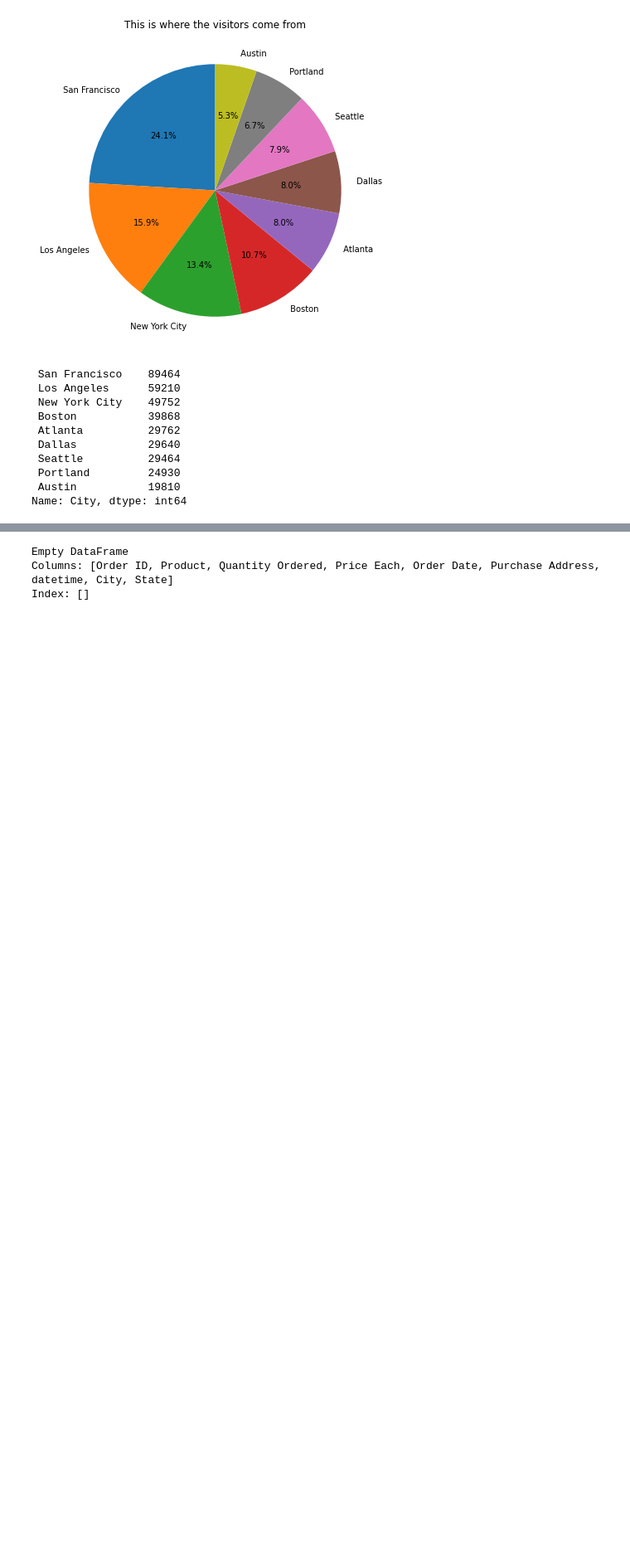
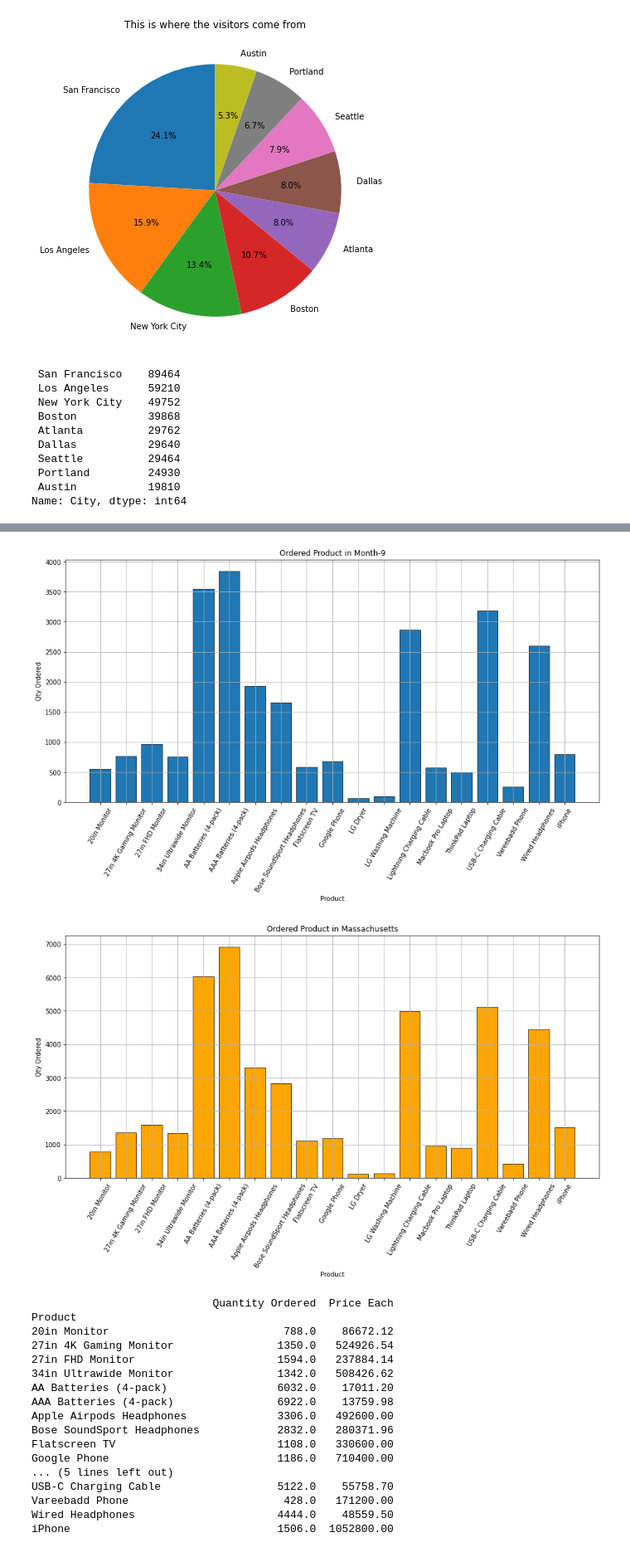
Before and after one commit to MuhammadYusron1/BigData-n-Analytics, a Jupyter notebook: electronics-store-sales-analysis/store_sales_analysis.ipynb, the cells around one changed output, grey strips where cells are left out. Shown at 83% size. Cells and saved outputs as stored; diff of their text form; code cells hidden in the pictures; blank space fills up the shorter version.

Commit message:
2019 Sales Analysis

```diff
--- a/electronics-store-sales-analysis/store_sales_analysis.ipynb
+++ b/electronics-store-sales-analysis/store_sales_analysis.ipynb
@@ -289,12 +289,48 @@ Name: City, dtype: int64
-# %%
-# In Months
-# productMonth = sales_df[sales_df[]]
-
-# In Every City
-productCity = sales_df[sales_df["City"] == "Dallas"]
-
-print(productCity)
-# %% [output]
-Empty DataFrame
-Columns: [Order ID, Product, Quantity Ordered, Price Each, Order Date, Purchase Address, datetime, City, State]
-Index: []
+# %%
+# In Months
+productMonth = sales_df[sales_df["datetime"].dt.month == 9].groupby("Product")[["Quantity Ordered", "Price Each"]].sum()
+
+# In Every States
+productStates = sales_df[sales_df["State"] == "Massachusetts"].groupby("Product")[["Quantity Ordered", "Price Each"]].sum()
+
+fig1, ax = plt.subplots(figsize=(15,7))
+plt.title("Ordered Product in Month-9")
+plt.xlabel("Product")
+plt.ylabel("Qty Ordered")
+plt.xticks(rotation=60)
+plt.grid(True)
+ax.bar(productMonth.index, productMonth["Quantity Ordered"], edgecolor="black", linewidth=0.7)
+# ax.set(xticks=np.arrange(1, 8), yticks=np.arrange(1, 8))
+
+fig2, ax = plt.subplots(figsize=(15,7))
+plt.title("Ordered Product in Massachusetts")
+plt.xlabel("Product")
+plt.ylabel("Qty Ordered")
+plt.xticks(rotation=60)
+plt.grid(True)
+ax.bar(productStates.index, productStates["Quantity Ordered"], edgecolor="black", linewidth=0.7, color="Orange")
+# ax.set(xticks=np.arrange(1, 8), yticks=np.arrange(1, 8))
+
+plt.show()
+
+print(productStates)
+# %% [output]
+[figure, added]
+[figure, added]
+                            Quantity Ordered  Price Each
+Product
+20in Monitor                           788.0    86672.12
+27in 4K Gaming Monitor                1350.0   524926.54
+27in FHD Monitor                      1594.0   237884.14
+34in Ultrawide Monitor                1342.0   508426.62
+AA Batteries (4-pack)                 6032.0    17011.20
+AAA Batteries (4-pack)                6922.0    13759.98
+Apple Airpods Headphones              3306.0   492600.00
+Bose SoundSport Headphones            2832.0   280371.96
+Flatscreen TV                         1108.0   330600.00
+Google Phone                          1186.0   710400.00
+... (5 lines left out)
+USB-C Charging Cable                  5122.0    55758.70
+Vareebadd Phone                        428.0   171200.00
+Wired Headphones                      4444.0    48559.50
+iPhone                                1506.0  1052800.00
```
Also changed, not shown: parts of 3 cells of this notebook.
